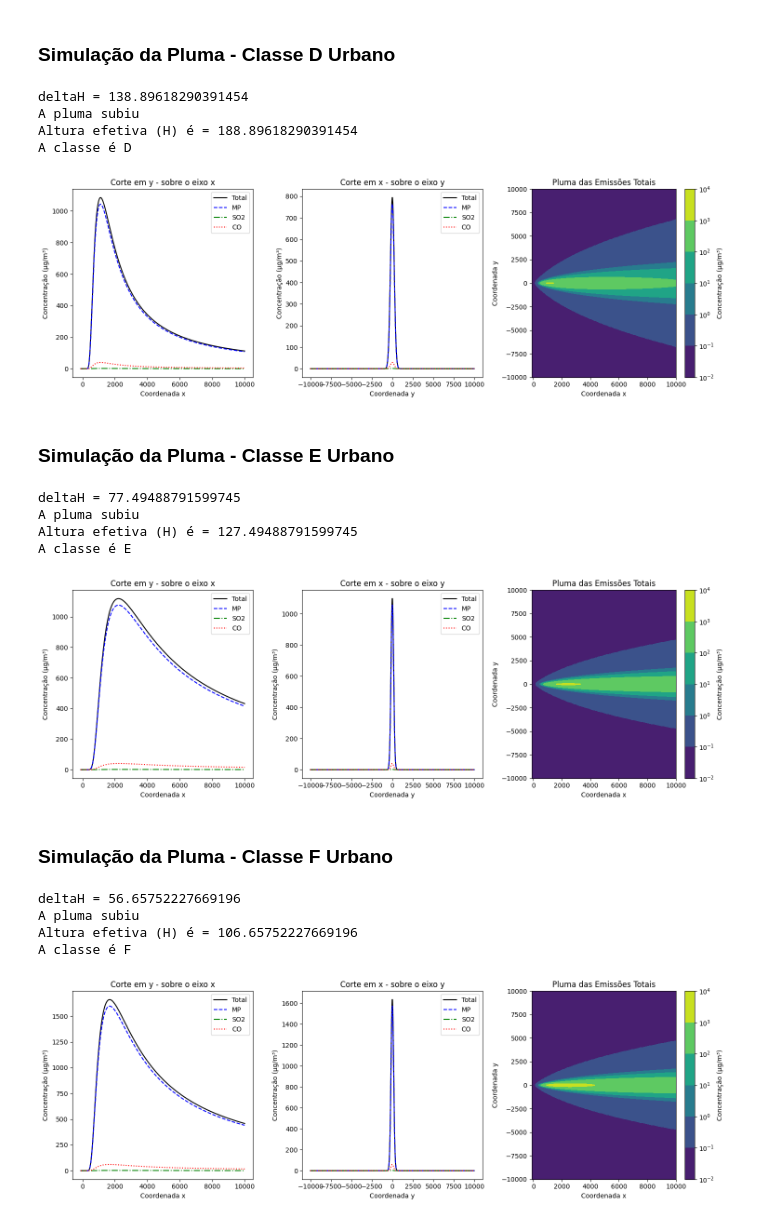
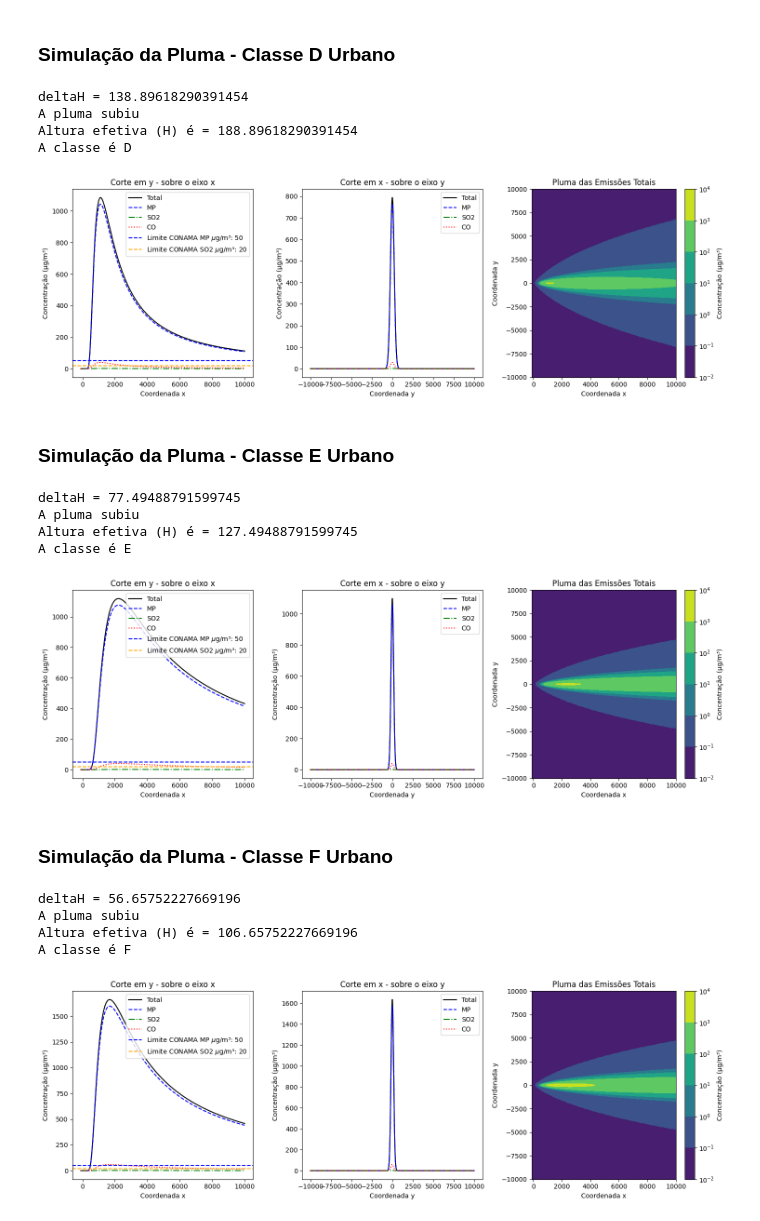
Before and after one commit to Bianca-bonetti/controledepoluicaoatm, a Jupyter notebook: Atividade03.ipynb, the cells around one changed output. Drawn from its saved outputs; the diff is of its cells as text; code cells hidden in the pictures.

```diff
--- a/Atividade03.ipynb
+++ b/Atividade03.ipynb
@@ -482,12 +482,18 @@ qsMP = 314.89  # g/s
 qsSO2 = 0.54   # g/s
 qsCO = 11.93   # g/s
 u = df_expandido.Veloc_Vento[4835]  # m/s velocidade do vento retirado da linha no df_expandido que teve maiores concentrações para classe A
-y_estimado = 0  # estimando na direção do vento
-z = 1.5  # altura do receptor
-d = 2  # diâmetro da chaminé
-vs = 10  # m/s velocidade do efluente
-Ts = 400  # K temperatura do gás
-Tamb = 293  # K temperatura ambiente
+y_estimado = 0
+z = 1.5
+d = 2
+vs = 10
+Ts = 400
+Tamb = 293
+
+#Definindo Limites da Resolução CONAMA 491
+conama_limits = {
+    'MP': 50,
+    'SO2': 20,
+    'CO': 11241}
 
 # Estimando o coeficiente de dispersão lateral e vertical
 sigmaY, sigmaZ = sigmaYZ(classe, xx, urbOrRural)
@@ -522,6 +528,8 @@ ax1.plot(x, conc_total[250, :], label='Total', linestyle='-', color='black')
 ax1.plot(x, conc_MP[250, :], label='MP', linestyle='--', color='blue')
 ax1.plot(x, conc_SO2[250, :], label='SO2', linestyle='-.', color='green')
 ax1.plot(x, conc_CO[250, :], label='CO', linestyle=':', color='red')
+ax1.axhline(y=conama_limits['MP'], color='blue', linestyle='--', label=f'Limite CONAMA MP $\mu$g/m³: {conama_limits["MP"]}')
+ax1.axhline(y=conama_limits['SO2'], color='orange', linestyle='--', label=f'Limite CONAMA SO2 $\mu$g/m³: {conama_limits["SO2"]}')
 ax1.set_title('Corte em y - sobre o eixo x')
 ax1.set_xlabel('Coordenada x')
 ax1.set_ylabel('Concentração (µg/m³)')
@@ -749,12 +761,12 @@ qsMP = 314.89  # g/s
 qsSO2 = 0.54   # g/s
 qsCO = 11.93   # g/s
 u = df_expandido.Veloc_Vento[6988]  # m/s velocidade do vento retirado da linha no df_expandido que teve maiores concentrações para classe D
-y_estimado = 0  # estimando na direção do vento
-z = 1.5  # altura do receptor
-d = 2  # diâmetro da chaminé
-vs = 10  # m/s velocidade do efluente
-Ts = 400  # K temperatura do gás
-Tamb = 293  # K temperatura ambiente
+y_estimado = 0
+z = 1.5
+d = 2
+vs = 10
+Ts = 400
+Tamb = 293
 
 # Estimando o coeficiente de dispersão lateral e vertical
 sigmaY, sigmaZ = sigmaYZ(classe, xx, urbOrRural)
@@ -789,6 +801,8 @@ ax1.plot(x, conc_total[250, :], label='Total', linestyle='-', color='black')
 ax1.plot(x, conc_MP[250, :], label='MP', linestyle='--', color='blue')
 ax1.plot(x, conc_SO2[250, :], label='SO2', linestyle='-.', color='green')
 ax1.plot(x, conc_CO[250, :], label='CO', linestyle=':', color='red')
+ax1.axhline(y=conama_limits['MP'], color='blue', linestyle='--', label=f'Limite CONAMA MP $\mu$g/m³: {conama_limits["MP"]}')
+ax1.axhline(y=conama_limits['SO2'], color='orange', linestyle='--', label=f'Limite CONAMA SO2 $\mu$g/m³: {conama_limits["SO2"]}')
 ax1.set_title('Corte em y - sobre o eixo x')
 ax1.set_xlabel('Coordenada x')
 ax1.set_ylabel('Concentração (µg/m³)')
@@ -819,7 +833,7 @@ deltaH = 138.89618290391454
 A pluma subiu
 Altura efetiva (H) é = 188.89618290391454
 A classe é D
-[figure, old version]
+[figure, new version]
 # %% [markdown]
 ### Simulação da Pluma - Classe E Urbano
 # %%
@@ -838,12 +852,12 @@ qsMP = 314.89  # g/s
 qsSO2 = 0.54   # g/s
 qsCO = 11.93   # g/s
 u = df_expandido.Veloc_Vento[1268]  # m/s velocidade do vento retirado da linha no df_expandido que teve maiores concentrações para classe E
-y_estimado = 0  # estimando na direção do vento
-z = 1.5  # altura do receptor
-d = 2  # diâmetro da chaminé
-vs = 10  # m/s velocidade do efluente
-Ts = 400  # K temperatura do gás
-Tamb = 293  # K temperatura ambiente
+y_estimado = 0
+z = 1.5
+d = 2
+vs = 10
+Ts = 400
+Tamb = 293
 
 # Estimando o coeficiente de dispersão lateral e vertical
 sigmaY, sigmaZ = sigmaYZ(classe, xx, urbOrRural)
@@ -878,6 +892,8 @@ ax1.plot(x, conc_total[250, :], label='Total', linestyle='-', color='black')
 ax1.plot(x, conc_MP[250, :], label='MP', linestyle='--', color='blue')
 ax1.plot(x, conc_SO2[250, :], label='SO2', linestyle='-.', color='green')
 ax1.plot(x, conc_CO[250, :], label='CO', linestyle=':', color='red')
+ax1.axhline(y=conama_limits['MP'], color='blue', linestyle='--', label=f'Limite CONAMA MP $\mu$g/m³: {conama_limits["MP"]}')
+ax1.axhline(y=conama_limits['SO2'], color='orange', linestyle='--', label=f'Limite CONAMA SO2 $\mu$g/m³: {conama_limits["SO2"]}')
 ax1.set_title('Corte em y - sobre o eixo x')
 ax1.set_xlabel('Coordenada x')
 ax1.set_ylabel('Concentração (µg/m³)')
@@ -908,7 +924,7 @@ deltaH = 77.49488791599745
 A pluma subiu
 Altura efetiva (H) é = 127.49488791599745
 A classe é E
-[figure, old version]
+[figure, new version]
 # %% [markdown]
 ### Simulação da Pluma - Classe F Urbano
 # %%
@@ -927,12 +943,12 @@ qsMP = 314.89  # g/s
 qsSO2 = 0.54   # g/s
 qsCO = 11.93   # g/s
 u = df_expandido.Veloc_Vento[3891]  # m/s velocidade do vento retirado da linha no df_expandido que teve maiores concentrações para classe F
-y_estimado = 0  # estimando na direção do vento
-z = 1.5  # altura do receptor
-d = 2  # diâmetro da chaminé
-vs = 10  # m/s velocidade do efluente
-Ts = 400  # K temperatura do gás
-Tamb = 293  # K temperatura ambiente
+y_estimado = 0
+z = 1.5
+d = 2
+vs = 10
+Ts = 400
+Tamb = 293
 
 # Estimando o coeficiente de dispersão lateral e vertical
 sigmaY, sigmaZ = sigmaYZ(classe, xx, urbOrRural)
@@ -967,34 +983,36 @@ ax1.plot(x, conc_total[250, :], label='Total', linestyle='-', color='black')
 ax1.plot(x, conc_MP[250, :], label='MP', linestyle='--', color='blue')
 ax1.plot(x, conc_SO2[250, :], label='SO2', linestyle='-.', color='green')
 ax1.plot(x, conc_CO[250, :], label='CO', linestyle=':', color='red')
+ax1.axhline(y=conama_limits['MP'], color='blue', linestyle='--', label=f'Limite CONAMA MP $\mu$g/m³: {conama_limits["MP"]}')
+ax1.axhline(y=conama_limits['SO2'], color='orange', linestyle='--', label=f'Limite CONAMA SO2 $\mu$g/m³: {conama_limits["SO2"]}')
 ax1.set_title('Corte em y - sobre o eixo x')
 ax1.set_xlabel('Coordenada x')
 ax1.set_ylabel('Concentração (µg/m³)')
 ax1.legend()
 
 # Gráfico 2: Corte em x - sobre o eixo y
 ax2.plot(yy[:, 100], conc_total[:, 100], label='Total', linestyle='-', color='black')
 ax2.plot(yy[:, 100], conc_MP[:, 100], label='MP', linestyle='--', color='blue')
 ax2.plot(yy[:, 100], conc_SO2[:, 100], label='SO2', linestyle='-.', color='green')
 ax2.plot(yy[:, 100], conc_CO[:, 100], label='CO', linestyle=':', color='red')
 ax2.set_title('Corte em x - sobre o eixo y')
 ax2.set_xlabel('Coordenada y')
 ax2.set_ylabel('Concentração (µg/m³)')
 ax2.legend()
 
 # Gráfico 3: Visualização da pluma das emissões totais
 contour_total = ax3.contourf(xx, yy, conc_total + 0.1, norm=LogNorm())
 ax3.set_title('Pluma das Emissões Totais')
 ax3.set_xlabel('Coordenada x')
 ax3.set_ylabel('Coordenada y')
 plt.colorbar(contour_total, ax=ax3, label='Concentração (µg/m³)')
 
 # Ajusta a disposição dos subplots para evitar sobreposição
 plt.tight_layout()
 plt.show()
 # %% [output]
 deltaH = 56.65752227669196
 A pluma subiu
 Altura efetiva (H) é = 106.65752227669196
 A classe é F
-[figure, old version]
+[figure, new version]
```
Also changed, not shown: parts of 9 cells of this notebook, 1 other file.
